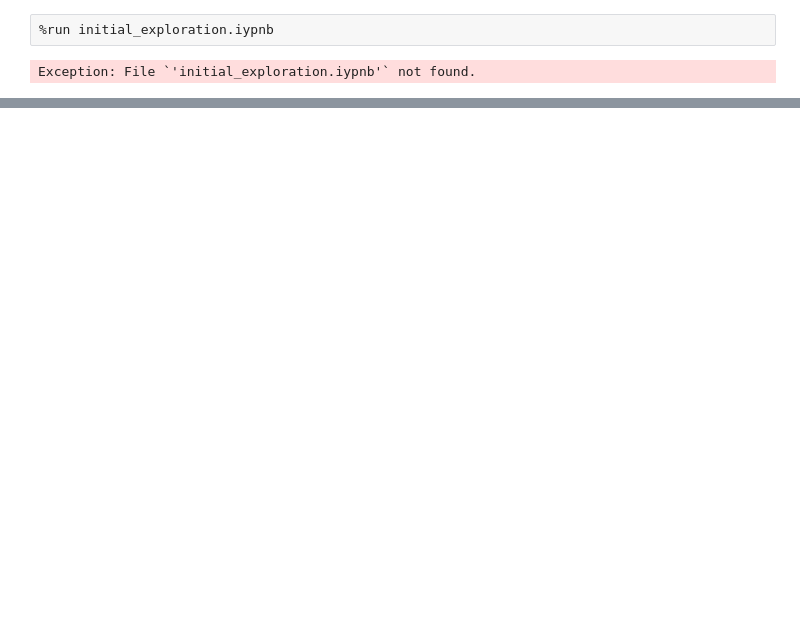
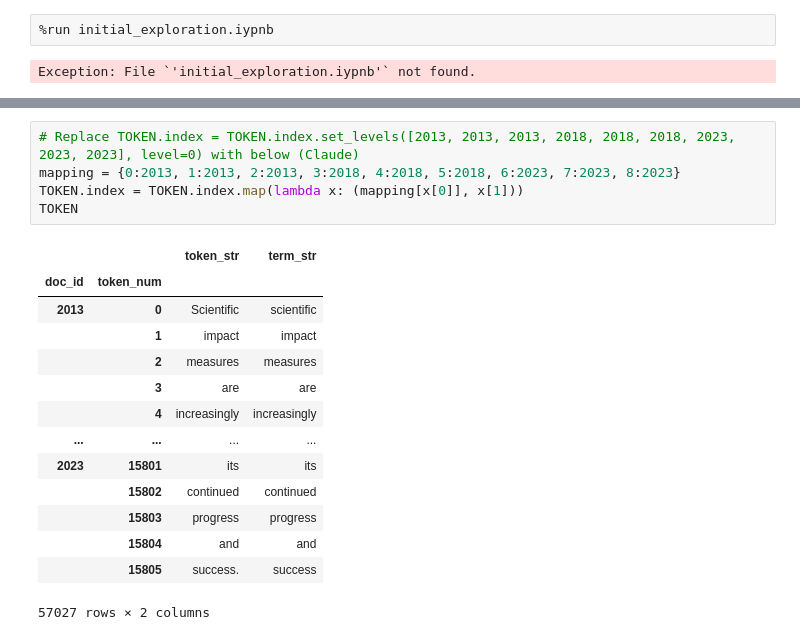
Before and after one commit to caroline-kranefuss/evolving_sentiment_climate, a Jupyter notebook: notebooks/v1.ipynb, the cells around one changed output, grey strips where cells are left out. Saved outputs shown, nothing was run; the diff lists cells and outputs as text; blank space fills up the shorter version.

```diff
--- a/notebooks/v1.ipynb
+++ b/notebooks/v1.ipynb
@@ -12,0 +84,20 @@ Exception: File `'initial_exploration.iypnb'` not found.
+# %%
+# Replace TOKEN.index = TOKEN.index.set_levels([2013, 2013, 2013, 2018, 2018, 2018, 2023, 2023, 2023], level=0) with below (Claude)
+mapping = {0:2013, 1:2013, 2:2013, 3:2018, 4:2018, 5:2018, 6:2023, 7:2023, 8:2023}
+TOKEN.index = TOKEN.index.map(lambda x: (mapping[x[0]], x[1]))
+TOKEN
+# %% [output]
+|  |  | token_str | term_str |
+| doc_id | token_num |  |  |
+| 2013 | 0 | Scientific | scientific |
+|  | 1 | impact | impact |
+|  | 2 | measures | measures |
+|  | 3 | are | are |
+|  | 4 | increasingly | increasingly |
+| ... | ... | ... | ... |
+| 2023 | 15801 | its | its |
+|  | 15802 | continued | continued |
+|  | 15803 | progress | progress |
+|  | 15804 | and | and |
+|  | 15805 | success. | success |
+57027 rows × 2 columns
```
Also changed, not shown: parts of 17 cells of this notebook, 1 other file.
